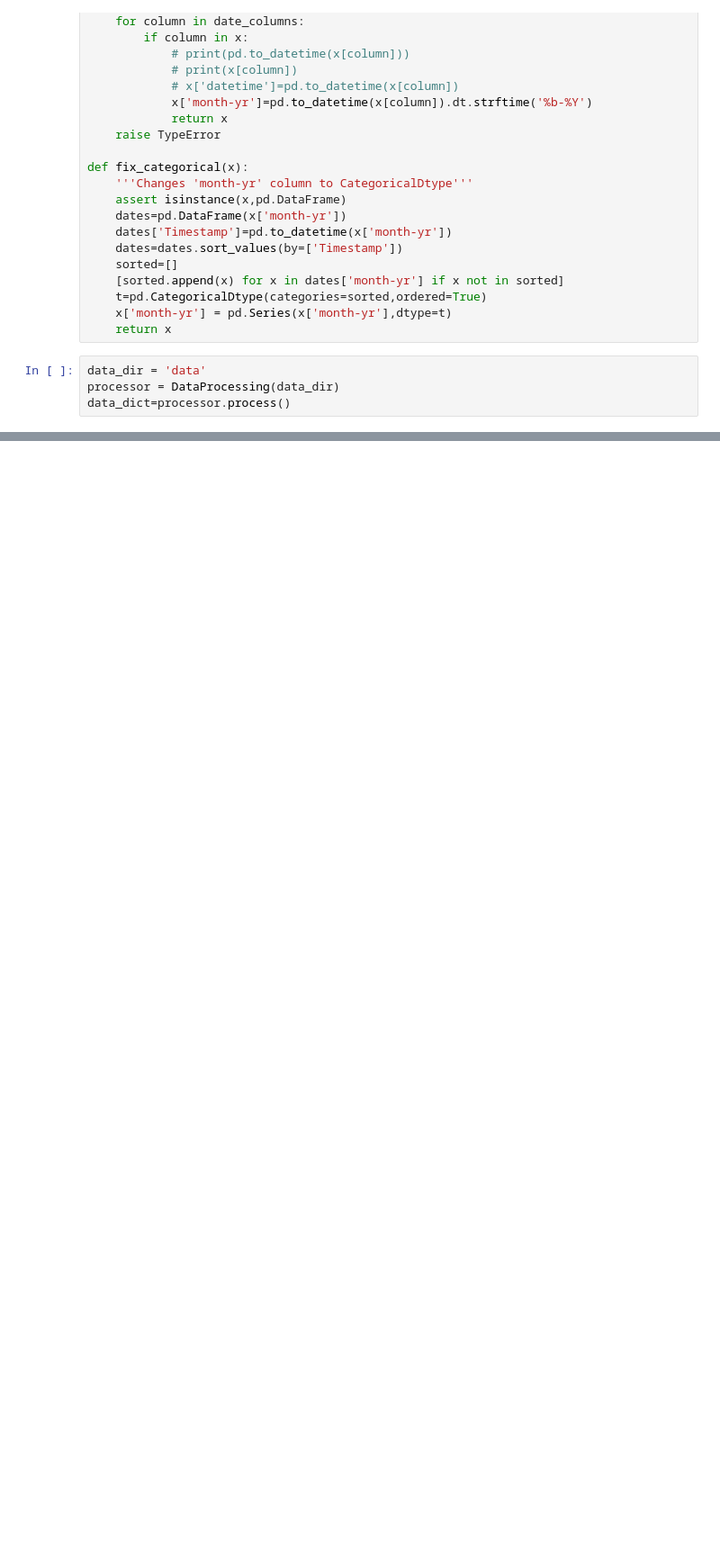
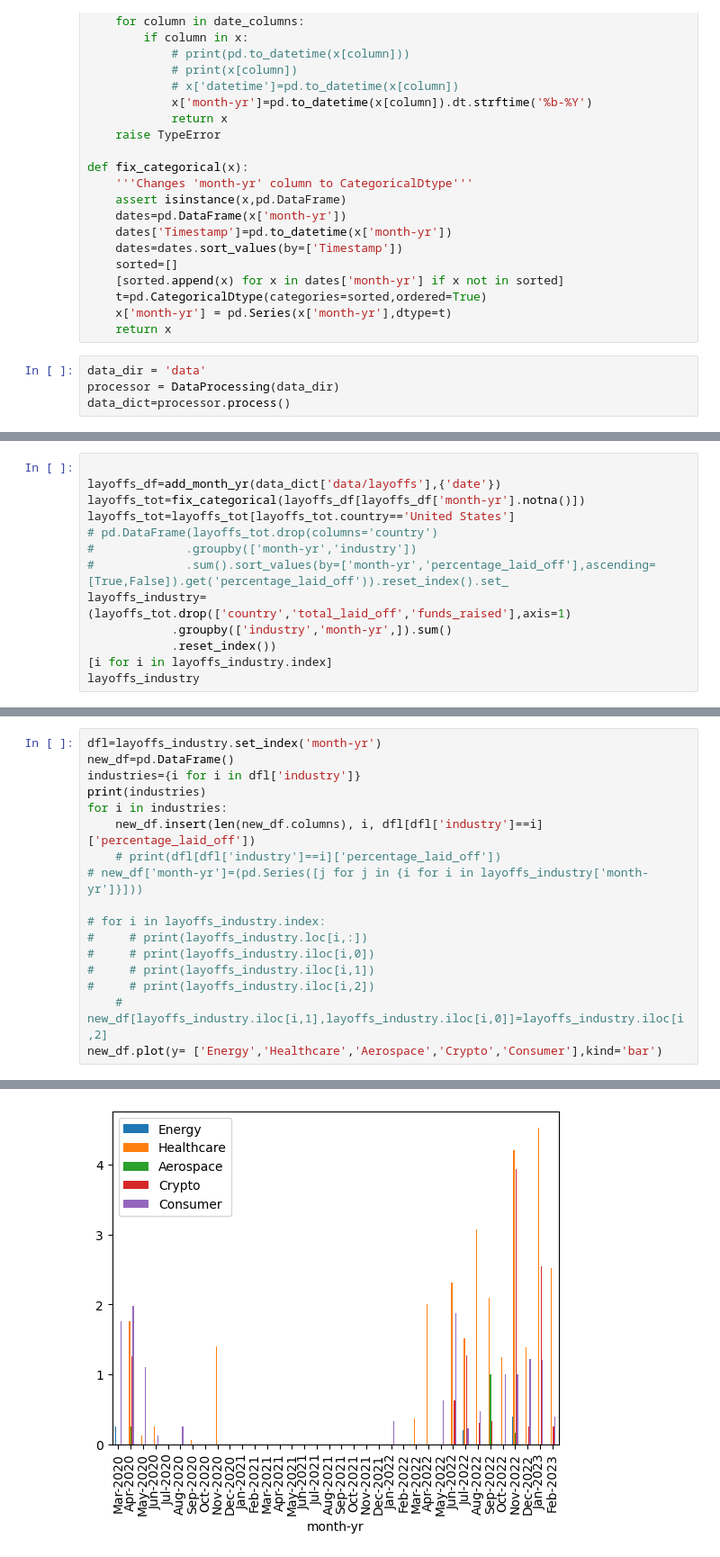
Before and after one commit to avadrevu-2/ece143_data_analysis_project, a Jupyter notebook: layoff_percentage.ipynb, the cells around one changed output, grey strips where cells are left out. Shown at 90% size. Cells and saved outputs as stored; diff of their text form; blank space fills up the shorter version.

```diff
--- a/layoff_percentage.ipynb
+++ b/layoff_percentage.ipynb
@@ -66,0 +41,13 @@ layoffs_tot.plot()
+# %%
+
+layoffs_df=add_month_yr(data_dict['data/layoffs'],{'date'})
+layoffs_tot=fix_categorical(layoffs_df[layoffs_df['month-yr'].notna()])
+layoffs_tot=layoffs_tot[layoffs_tot.country=='United States']
+# pd.DataFrame(layoffs_tot.drop(columns='country')
+#             .groupby(['month-yr','industry'])
+#             .sum().sort_values(by=['month-yr','percentage_laid_off'],ascending=[True,False]).get('percentage_laid_off')).reset_index().set_
+layoffs_industry=(layoffs_tot.drop(['country','total_laid_off','funds_raised'],axis=1)
+            .groupby(['industry','month-yr',]).sum()
+            .reset_index())
+[i for i in layoffs_industry.index]
+layoffs_industry
@@ -66,0 +73,18 @@ layoffs_tot.plot()
+# %%
+dfl=layoffs_industry.set_index('month-yr')
+new_df=pd.DataFrame()
+industries={i for i in dfl['industry']}
+print(industries)
+for i in industries:
+    new_df.insert(len(new_df.columns), i, dfl[dfl['industry']==i]['percentage_laid_off'])
+    # print(dfl[dfl['industry']==i]['percentage_laid_off'])
+# new_df['month-yr']=(pd.Series([j for j in {i for i in layoffs_industry['month-yr']}]))
+
+# for i in layoffs_industry.index:
+#     # print(layoffs_industry.loc[i,:])
+#     # print(layoffs_industry.iloc[i,0])
+#     # print(layoffs_industry.iloc[i,1])
+#     # print(layoffs_industry.iloc[i,2])
+    # new_df[layoffs_industry.iloc[i,1],layoffs_industry.iloc[i,0]]=layoffs_industry.iloc[i,2]
+new_df.plot(y= ['Energy','Healthcare','Aerospace','Crypto','Consumer'],kind='bar')
+# %% [output]
@@ -66,0 +93 @@ layoffs_tot.plot()
+[figure, added]
```
Also changed, not shown: parts of 4 cells of this notebook, 17 other files.
